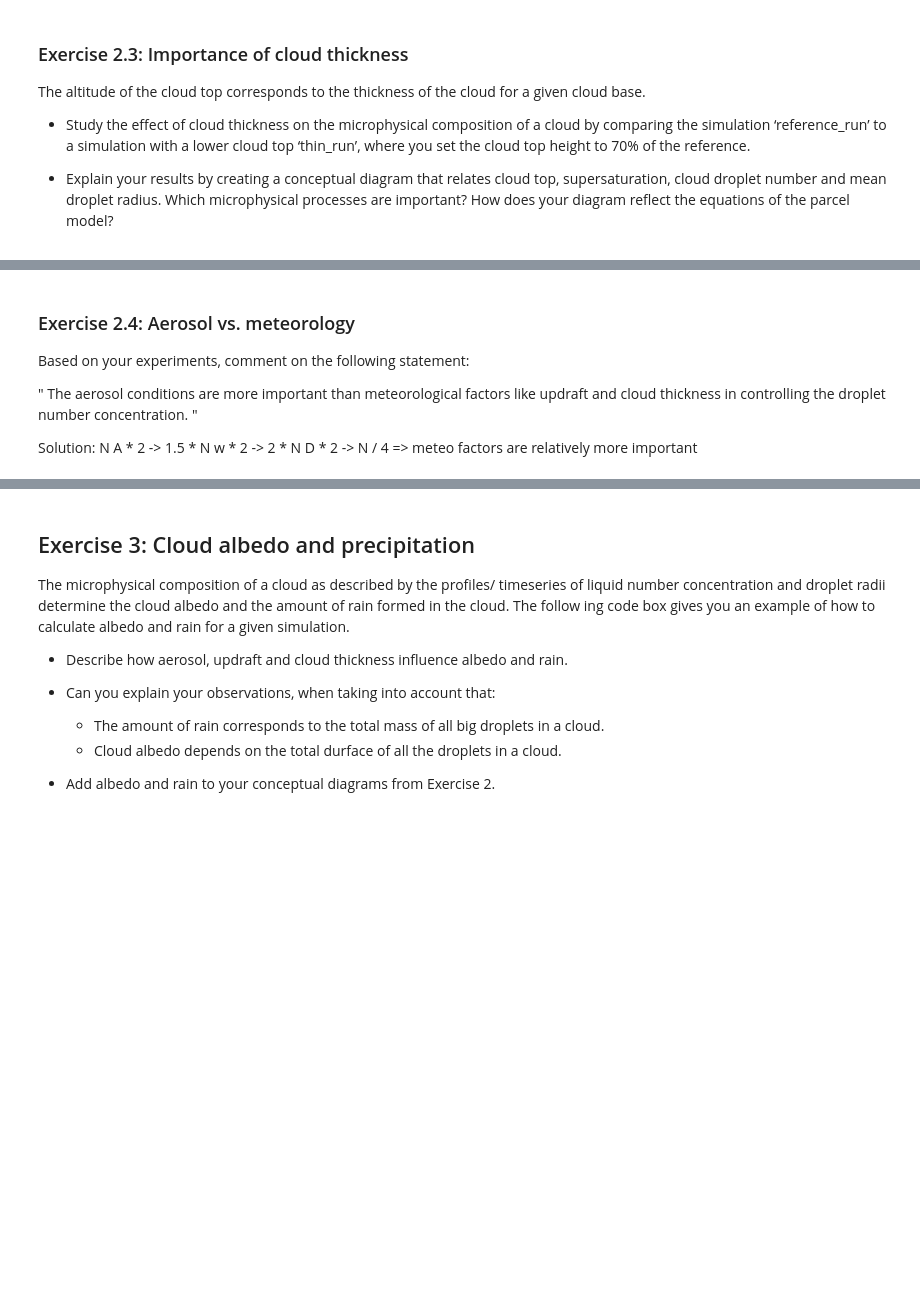
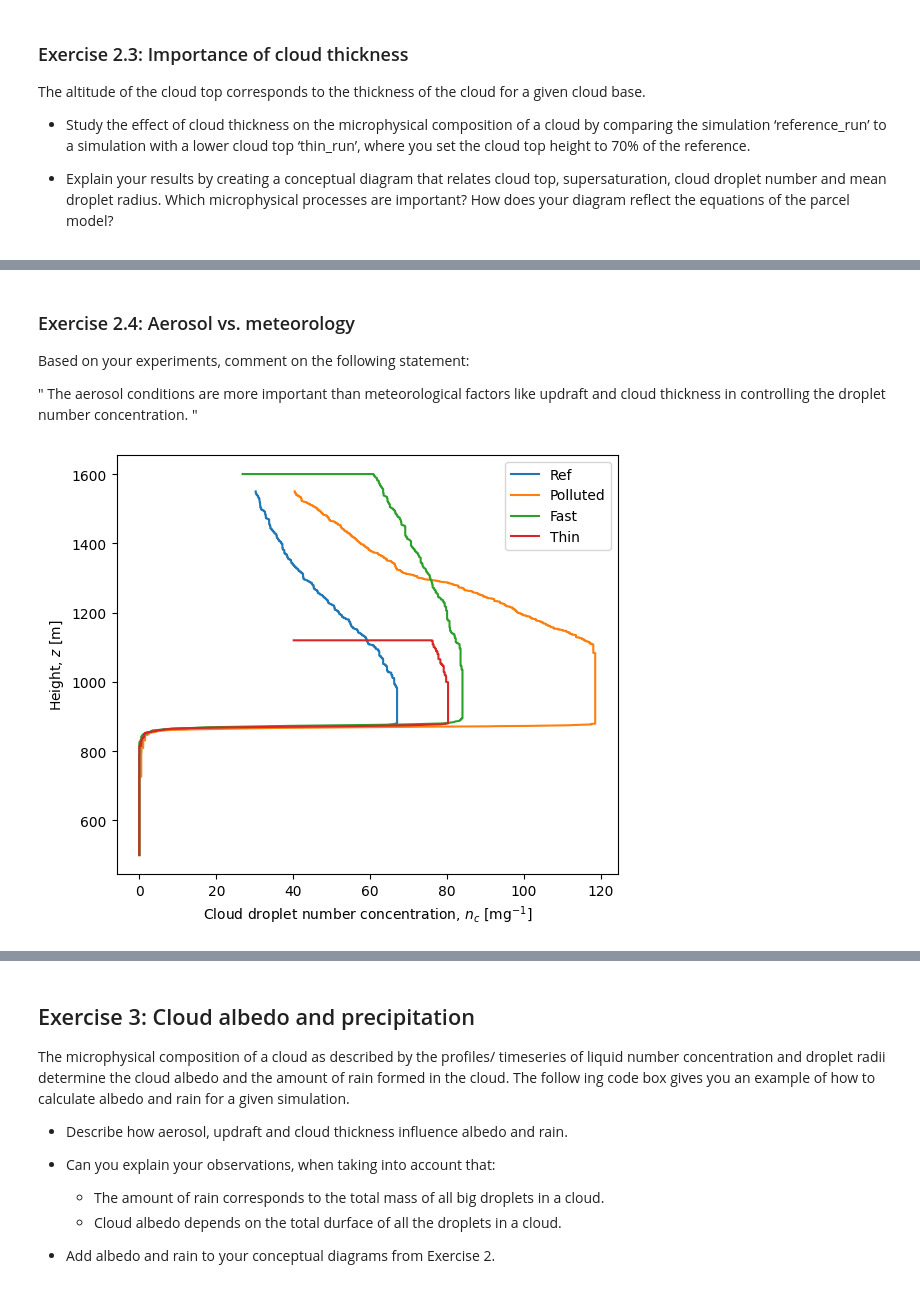
Before and after one commit to zrowland885/PyLCM_edu, a Jupyter notebook: aesm5110c_exercise.ipynb, the cells around one changed output, grey strips where cells are left out. Cells and saved outputs as stored; diff of their text form; code cells hidden in the pictures; blank space fills up the shorter version.

```diff
--- a/aesm5110c_exercise.ipynb
+++ b/aesm5110c_exercise.ipynb
@@ -494,8 +528,20 @@ plt.show()
 Based on your experiments, comment on the following statement:
 
 " The aerosol conditions are more important than meteorological factors like updraft and cloud thickness in controlling the droplet number concentration. "
-
-Solution: N A * 2 -> 1.5 * N
-w * 2 -> 2 * N
-D * 2 -> N / 4
-=> meteo factors are relatively more important
+# %%
+fig, ax = plt.subplots(figsize=(6,5))
+
+ax.plot(reference_run['nc'], reference_run['z_parcel'], label="Ref")
+ax.plot(polluted_run['nc'], polluted_run['z_parcel'], label="Polluted")
+ax.plot(fast_run['nc'], fast_run['z_parcel'], label="Fast")
+ax.plot(thin_run['nc'], thin_run['z_parcel'], label="Thin")
+ax.set_xlabel('Cloud droplet number concentration, $n_c$ [mg$^{-1}$]')
+
+ax.set_ylabel('Height, $z$ [m]')
+
+plt.legend()
+
+plt.tight_layout()
+plt.show()
+# %% [output]
+[figure, added]
```
Also changed, not shown: parts of 26 cells of this notebook.
